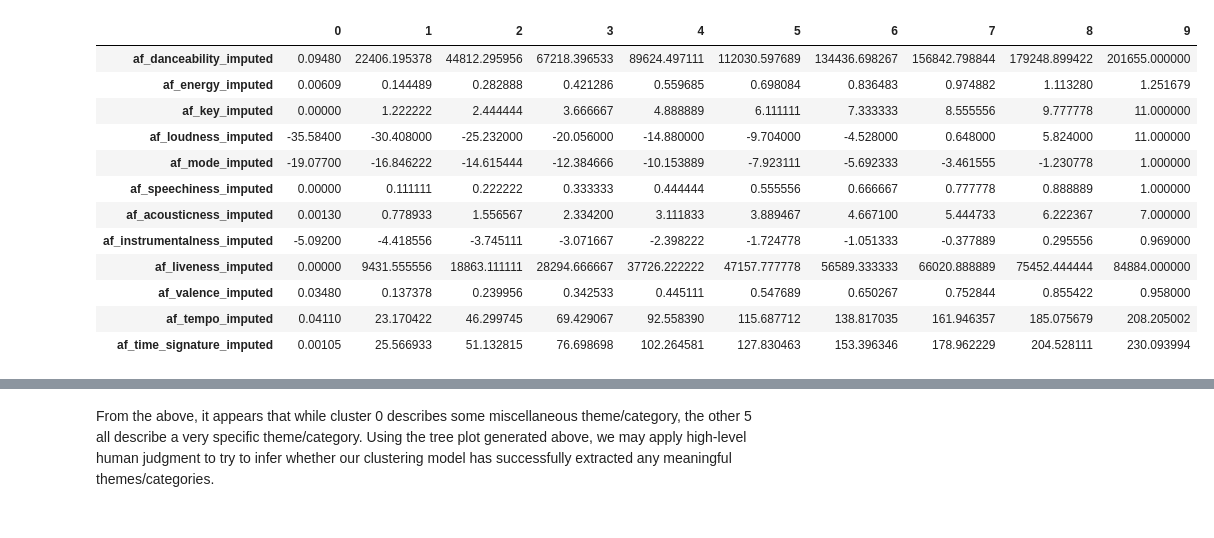
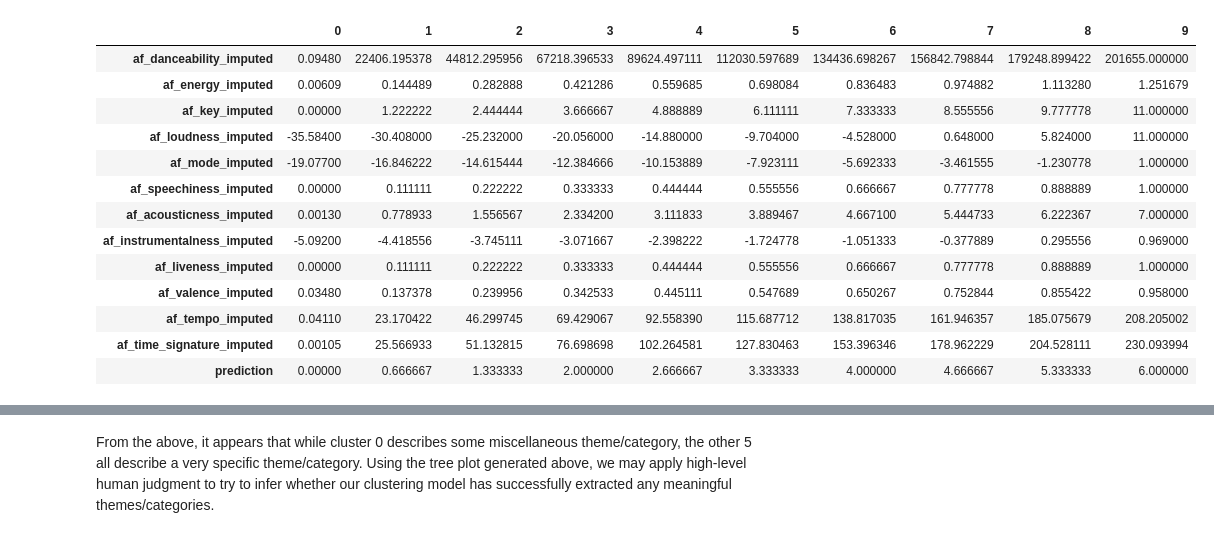
Before and after one commit to izDizR34567yN/DSC232R-GroupProject, a Jupyter notebook: samples.ipynb, the cells around one changed output, grey strips where cells are left out. Saved outputs shown, nothing was run; the diff lists cells and outputs as text; code cells hidden in the pictures.

```diff
--- a/samples.ipynb
+++ b/samples.ipynb
@@ -204,24 +195,28 @@ afeat_df
 # %%
 import numpy as np
 import pandas as pd
+# %%
+feat_spans = [afeat_df.describe().loc[['min', 'max'], col] for col in
+              afeat_df.columns]
 # %%
-#hyparam = 10
-#pd.DataFrame(np.array([np.linspace(item[0], item[1], num = hyparam) for item in
-#                       np.array(feat_spans, dtype = float)]), index = feat_spans.index)
+hyparam = 10
+pd.DataFrame(np.array([np.linspace(item[0], item[1], num = hyparam) for item in
+                       np.array(feat_spans, dtype = float)]), index = afeat_df.columns)
 # %% [output]
 |  | 0 | 1 | 2 | 3 | 4 | 5 | 6 | 7 | 8 | 9 |
 | af_danceability_imputed | 0.09480 | 22406.195378 | 44812.295956 | 67218.396533 | 89624.497111 | 112030.597689 | 134436.698267 | 156842.798844 | 179248.899422 | 201655.000000 |
 | af_energy_imputed | 0.00609 | 0.144489 | 0.282888 | 0.421286 | 0.559685 | 0.698084 | 0.836483 | 0.974882 | 1.113280 | 1.251679 |
 | af_key_imputed | 0.00000 | 1.222222 | 2.444444 | 3.666667 | 4.888889 | 6.111111 | 7.333333 | 8.555556 | 9.777778 | 11.000000 |
 | af_loudness_imputed | -35.58400 | -30.408000 | -25.232000 | -20.056000 | -14.880000 | -9.704000 | -4.528000 | 0.648000 | 5.824000 | 11.000000 |
 | af_mode_imputed | -19.07700 | -16.846222 | -14.615444 | -12.384666 | -10.153889 | -7.923111 | -5.692333 | -3.461555 | -1.230778 | 1.000000 |
 | af_speechiness_imputed | 0.00000 | 0.111111 | 0.222222 | 0.333333 | 0.444444 | 0.555556 | 0.666667 | 0.777778 | 0.888889 | 1.000000 |
 | af_acousticness_imputed | 0.00130 | 0.778933 | 1.556567 | 2.334200 | 3.111833 | 3.889467 | 4.667100 | 5.444733 | 6.222367 | 7.000000 |
 | af_instrumentalness_imputed | -5.09200 | -4.418556 | -3.745111 | -3.071667 | -2.398222 | -1.724778 | -1.051333 | -0.377889 | 0.295556 | 0.969000 |
-| af_liveness_imputed | 0.00000 | 9431.555556 | 18863.111111 | 28294.666667 | 37726.222222 | 47157.777778 | 56589.333333 | 66020.888889 | 75452.444444 | 84884.000000 |
+| af_liveness_imputed | 0.00000 | 0.111111 | 0.222222 | 0.333333 | 0.444444 | 0.555556 | 0.666667 | 0.777778 | 0.888889 | 1.000000 |
 | af_valence_imputed | 0.03480 | 0.137378 | 0.239956 | 0.342533 | 0.445111 | 0.547689 | 0.650267 | 0.752844 | 0.855422 | 0.958000 |
 | af_tempo_imputed | 0.04110 | 23.170422 | 46.299745 | 69.429067 | 92.558390 | 115.687712 | 138.817035 | 161.946357 | 185.075679 | 208.205002 |
 | af_time_signature_imputed | 0.00105 | 25.566933 | 51.132815 | 76.698698 | 102.264581 | 127.830463 | 153.396346 | 178.962229 | 204.528111 | 230.093994 |
+| prediction | 0.00000 | 0.666667 | 1.333333 | 2.000000 | 2.666667 | 3.333333 | 4.000000 | 4.666667 | 5.333333 | 6.000000 |
 # %%
 # We can just run a decision tree classifier on our newly machie-labeled sample
 # collection and extract a description of it!
```
Also changed, not shown: parts of 9 cells of this notebook, 1 other file.
